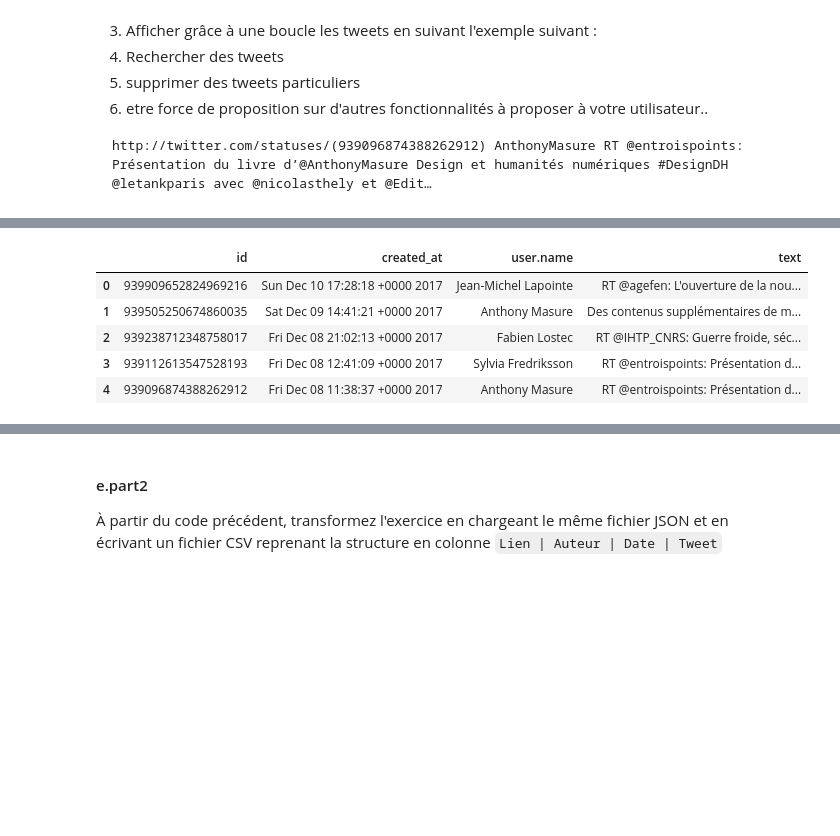
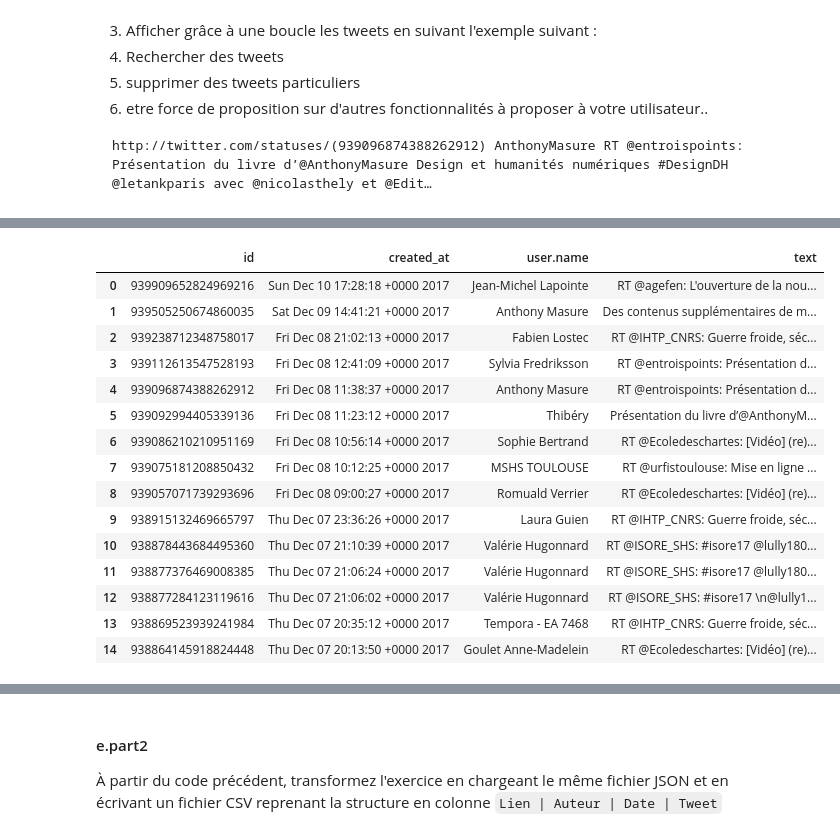
Before and after one commit to laienwu/cad_naterre, a Jupyter notebook: proj2_LesFormats de donnees.ipynb, the cells around one changed output, grey strips where cells are left out. Saved outputs shown, nothing was run; the diff lists cells and outputs as text; code cells hidden in the pictures; blank space fills up the shorter version.

```diff
--- a/proj2_LesFormats de donnees.ipynb
+++ b/proj2_LesFormats de donnees.ipynb
@@ -220,14 +220,24 @@ Index(['created_at',
       dtype='object', length=217)
 # %%
 df_choix=df[['id','created_at','user.name','text']]
-df_choix.head()
+df_choix
 # %% [output]
 |  | id | created_at | user.name | text |
 | 0 | 939909652824969216 | Sun Dec 10 17:28:18 +0000 2017 | Jean-Michel Lapointe | RT @agefen: L'ouverture de la nou... |
 | 1 | 939505250674860035 | Sat Dec 09 14:41:21 +0000 2017 | Anthony Masure | Des contenus supplémentaires de m... |
 | 2 | 939238712348758017 | Fri Dec 08 21:02:13 +0000 2017 | Fabien Lostec | RT @IHTP_CNRS: Guerre froide, séc... |
 | 3 | 939112613547528193 | Fri Dec 08 12:41:09 +0000 2017 | Sylvia Fredriksson | RT @entroispoints: Présentation d... |
 | 4 | 939096874388262912 | Fri Dec 08 11:38:37 +0000 2017 | Anthony Masure | RT @entroispoints: Présentation d... |
+| 5 | 939092994405339136 | Fri Dec 08 11:23:12 +0000 2017 | Thibéry | Présentation du livre d’@AnthonyM... |
+| 6 | 939086210210951169 | Fri Dec 08 10:56:14 +0000 2017 | Sophie Bertrand | RT @Ecoledeschartes: [Vidéo] (re)... |
+| 7 | 939075181208850432 | Fri Dec 08 10:12:25 +0000 2017 | MSHS TOULOUSE | RT @urfistoulouse: Mise en ligne ... |
+| 8 | 939057071739293696 | Fri Dec 08 09:00:27 +0000 2017 | Romuald Verrier | RT @Ecoledeschartes: [Vidéo] (re)... |
+| 9 | 938915132469665797 | Thu Dec 07 23:36:26 +0000 2017 | Laura Guien | RT @IHTP_CNRS: Guerre froide, séc... |
+| 10 | 938878443684495360 | Thu Dec 07 21:10:39 +0000 2017 | Valérie Hugonnard | RT @ISORE_SHS: #isore17 @lully180... |
+| 11 | 938877376469008385 | Thu Dec 07 21:06:24 +0000 2017 | Valérie Hugonnard | RT @ISORE_SHS: #isore17 @lully180... |
+| 12 | 938877284123119616 | Thu Dec 07 21:06:02 +0000 2017 | Valérie Hugonnard | RT @ISORE_SHS: #isore17 \n@lully1... |
+| 13 | 938869523939241984 | Thu Dec 07 20:35:12 +0000 2017 | Tempora - EA 7468 | RT @IHTP_CNRS: Guerre froide, séc... |
+| 14 | 938864145918824448 | Thu Dec 07 20:13:50 +0000 2017 | Goulet Anne-Madelein | RT @Ecoledeschartes: [Vidéo] (re)... |
 # %%
 df['user.name']
 # %% [output]
```
Also changed, not shown: parts of 4 cells of this notebook, 3 other files.
